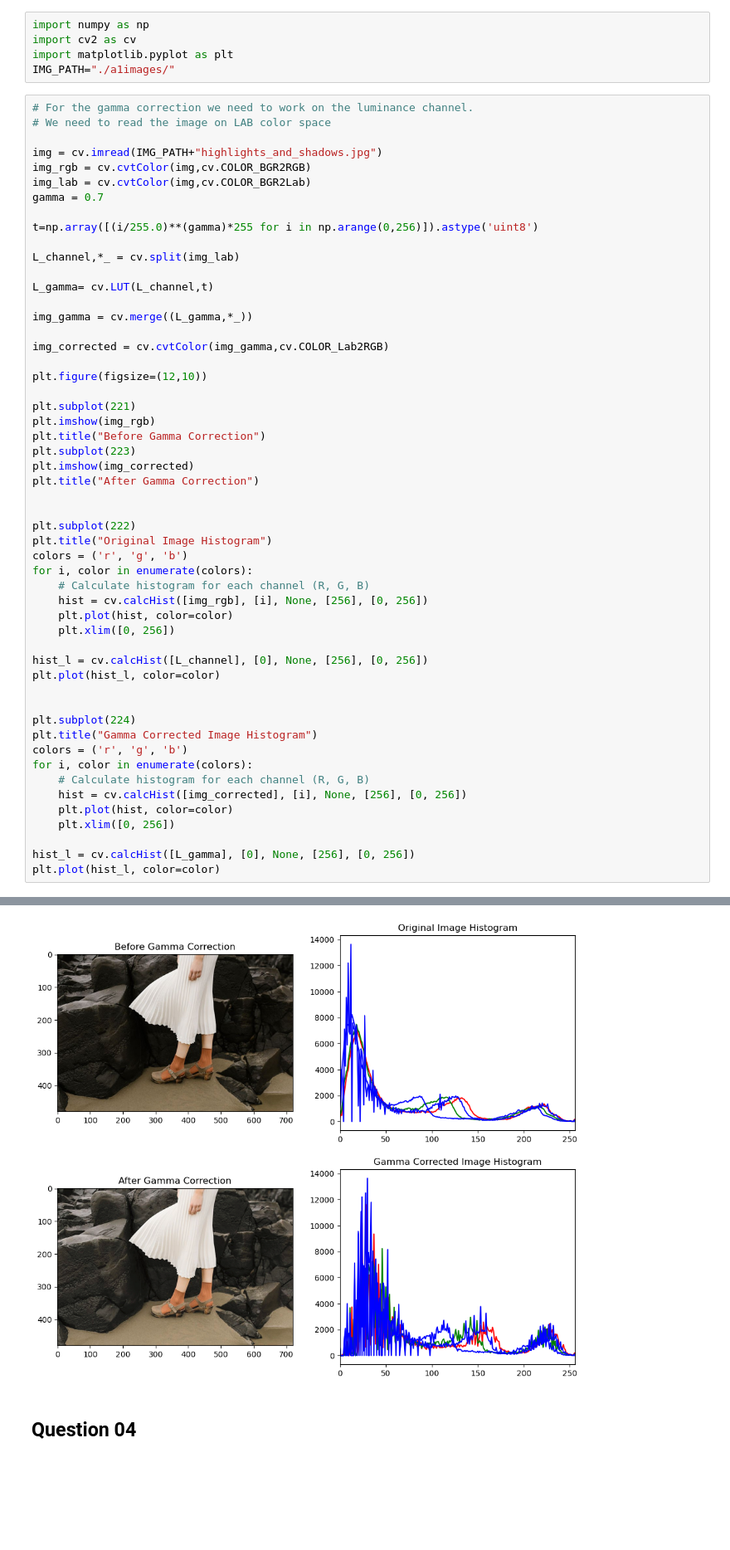
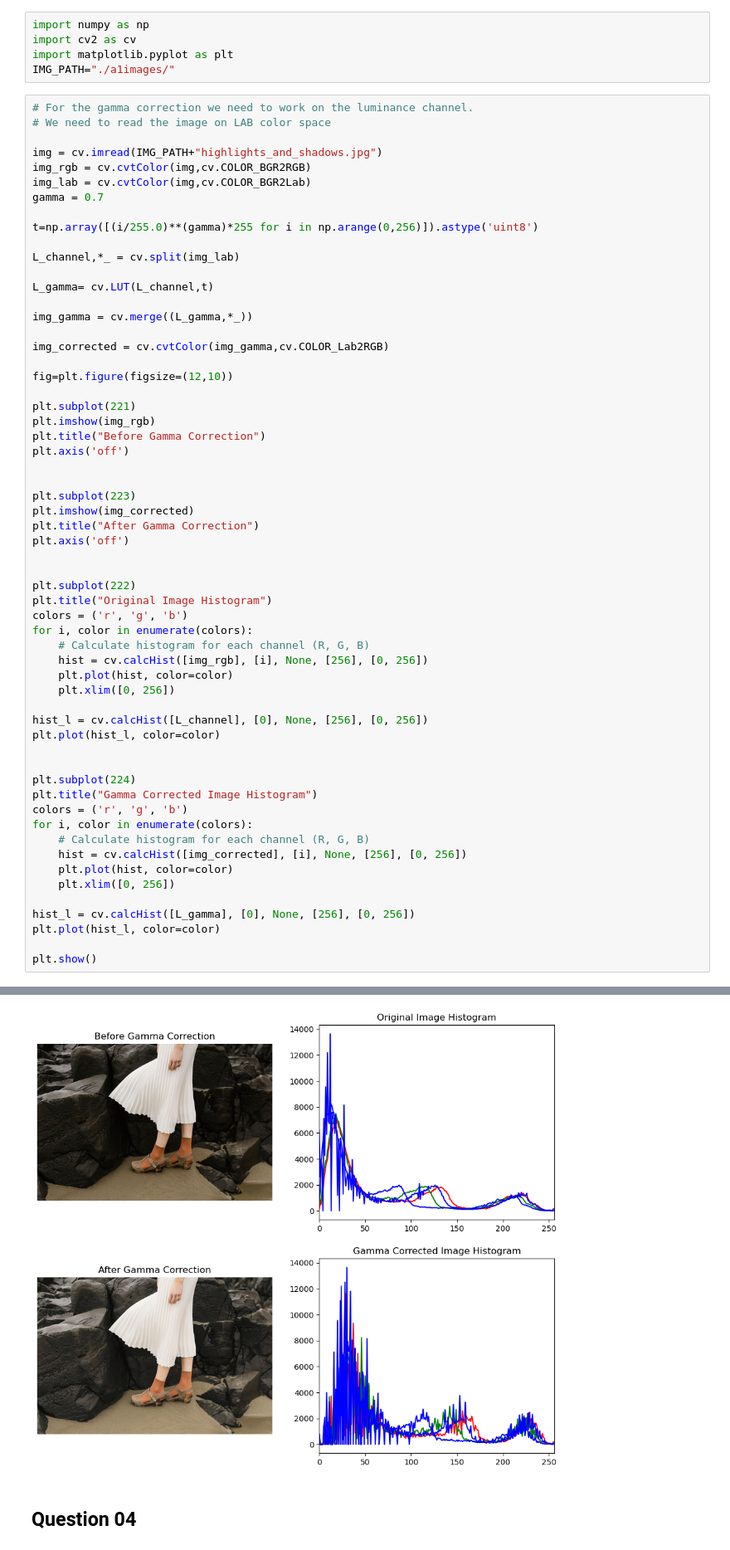
Before and after one commit to dilshan-49/EN3160, a Jupyter notebook: A01/220067G_A01.ipynb, the cells around one changed output, grey strips where cells are left out. Shown at 83% size. Drawn from its saved outputs; the diff is of its cells as text; blank space fills up the shorter version.

```diff
--- a/A01/220067G_A01.ipynb
+++ b/A01/220067G_A01.ipynb
@@ -143,14 +147,18 @@ img_gamma = cv.merge((L_gamma,*_))
 
 img_corrected = cv.cvtColor(img_gamma,cv.COLOR_Lab2RGB)
 
-plt.figure(figsize=(12,10))
+fig=plt.figure(figsize=(12,10))
 
 plt.subplot(221)
 plt.imshow(img_rgb)
 plt.title("Before Gamma Correction")
+plt.axis('off')
+
+
 plt.subplot(223)
 plt.imshow(img_corrected)
 plt.title("After Gamma Correction")
+plt.axis('off')
 
 
 plt.subplot(222)
@@ -177,4 +185,6 @@ for i, color in enumerate(colors):
 
 hist_l = cv.calcHist([L_gamma], [0], None, [256], [0, 256])
 plt.plot(hist_l, color=color)
+
+plt.show()
 # %% [output]
@@ -182,4 +191,4 @@ plt.plot(hist_l, color=color)
-[figure, old version]
+[figure, new version]
 # %% [markdown]
 ## Question 04
 # %%
```
Also changed, not shown: parts of 20 cells of this notebook.
